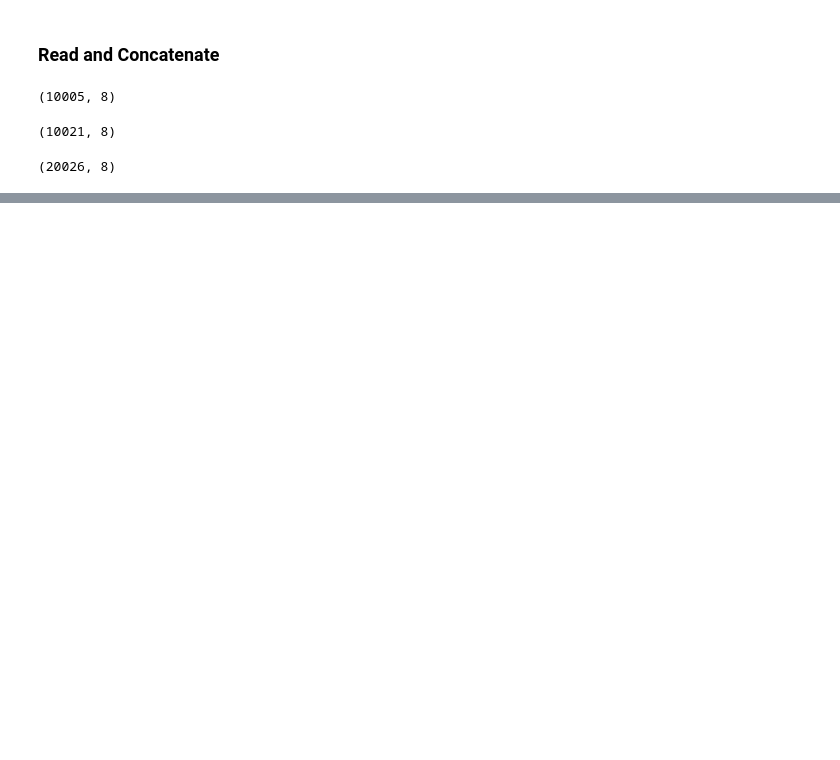
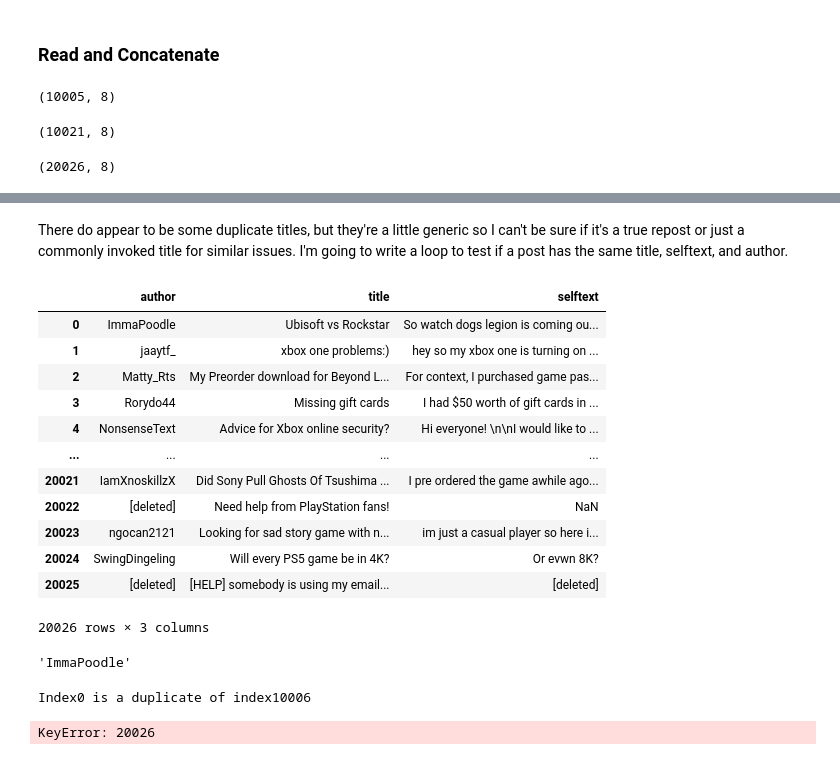
Before and after one commit to griffinwt/Reddit_nlp, a Jupyter notebook: 02_EDA.ipynb, the cells around one changed output, grey strips where cells are left out. Saved outputs shown, nothing was run; the diff lists cells and outputs as text; code cells hidden in the pictures; blank space fills up the shorter version.

```diff
--- a/02_EDA.ipynb
+++ b/02_EDA.ipynb
@@ -71,0 +82,2 @@ df.tail()
+# %%
+df['subreddit'] = df['subreddit'].map({'xbox':0, 'playstation':1})
@@ -71,0 +131,30 @@ df.tail()
+# %% [markdown]
+There do appear to be some duplicate titles, but they're a little generic so I can't be sure if it's a true repost or just a commonly invoked title for similar issues. I'm going to write a loop to test if a post has the same title, selftext, and author.
+# %%
+df[['author', 'title', 'selftext']]
+# %% [output]
+|  | author | title | selftext |
+| 0 | ImmaPoodle | Ubisoft vs Rockstar | So watch dogs legion is coming ou... |
+| 1 | jaaytf_ | xbox one problems:) | hey so my xbox one is turning on ... |
+| 2 | Matty_Rts | My Preorder download for Beyond L... | For context, I purchased game pas... |
+| 3 | Rorydo44 | Missing gift cards | I had $50 worth of gift cards in ... |
+| 4 | NonsenseText | Advice for Xbox online security? | Hi everyone! \n\nI would like to ... |
+| ... | ... | ... | ... |
+| 20021 | IamXnoskillzX | Did Sony Pull Ghosts Of Tsushima ... | I pre ordered the game awhile ago... |
+| 20022 | [deleted] | Need help from PlayStation fans! | NaN |
+| 20023 | ngocan2121 | Looking for sad story game with n... | im just a casual player so here i... |
+| 20024 | SwingDingeling | Will every PS5 game be in 4K? | Or evwn 8K? |
+| 20025 | [deleted] | [HELP] somebody is using my email... | [deleted] |
+20026 rows × 3 columns
+# %%
+df['author'][0]
+# %% [output]
+'ImmaPoodle'
+# %%
+for n in range(len(df)):
+    for r in range(len(df)):
+        if df['author'][n] == df['author'][(n+1)+(r-n)] and df['title'][n] == df['title'][(n+1)+(r-n)] and df['selftext'][n] == df['selftext'][(n+1)+(r-n)]:
+            print(f'Index{n} is a duplicate of index{n+1+(r-n)}')
+# %% [output]
+Index0 is a duplicate of index10006
+KeyError: 20026
```
Also changed, not shown: parts of 11 cells of this notebook.
